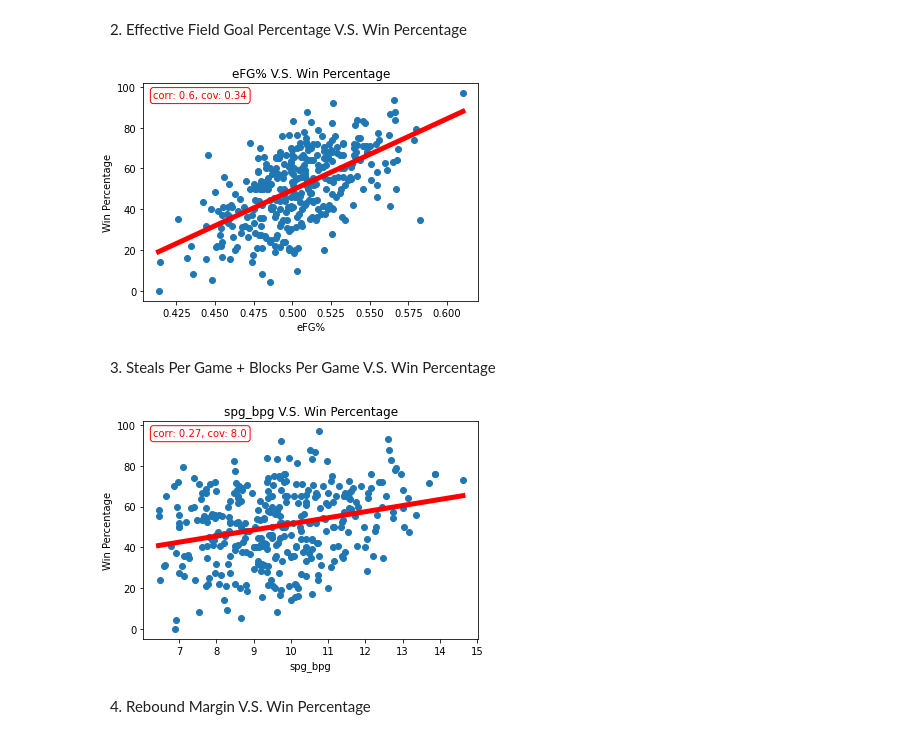
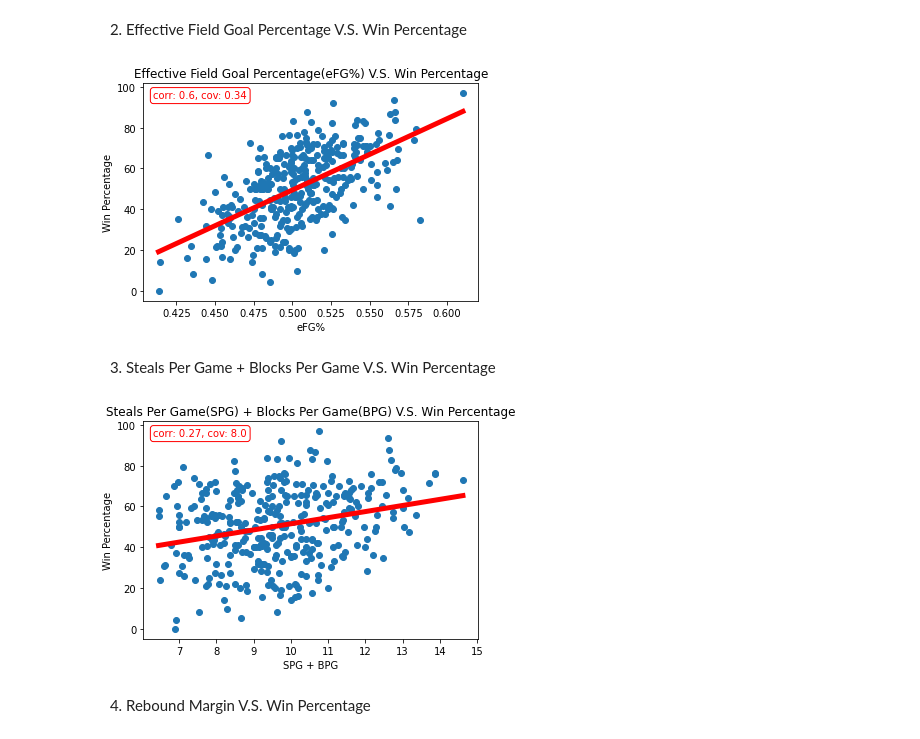
Before and after one commit to NCAA-Basketball-Predictor/Predictor, a Jupyter notebook: EDA.ipynb, the cells around one changed output. Cells and saved outputs as stored; diff of their text form; code cells hidden in the pictures.

```diff
--- a/EDA.ipynb
+++ b/EDA.ipynb
@@ -122,34 +122,34 @@ plt.annotate("corr: {}, cov: {}".format(correlation,covarient), xy=(0.17, 0.93),
 plt.plot([min(efg), max(efg)], [m * min(efg) + b, m * max(efg) + b], c="r",lw=5)
 plt.ylabel("Win Percentage")
 plt.xlabel("eFG%")
-plt.title("eFG% V.S. Win Percentage")
+plt.title("Effective Field Goal Percentage(eFG%) V.S. Win Percentage")
 plt.show()
 # %% [output]
-[figure, old version]
+[figure, new version]
 # %% [markdown]
 3. Steals Per Game + Blocks Per Game V.S. Win Percentage
 # %%
 importlib.reload(utils)
 importlib.reload(plot_utils)
 import scipy.stats as stats
 import numpy as np
 spg_bpg = ncaa_stats.get_column("SPG+BPG")
 win_percentage = ncaa_stats.get_column("Win Percentage")
 plt.figure()
 m,b = plot_utils.compute_slope_intercept(spg_bpg,win_percentage)
 plt.scatter(spg_bpg,win_percentage)
 covarient = plot_utils.find_covarient(spg_bpg,win_percentage)
 x_standard_deviation = plot_utils.find_standard_deviation(spg_bpg)
 y_standard_deviation = plot_utils.find_standard_deviation(win_percentage)
 correlation = plot_utils.find_correlation(x_standard_deviation,y_standard_deviation,covarient)
 plt.annotate("corr: {}, cov: {}".format(correlation,covarient), xy=(0.17, 0.93), xycoords="axes fraction", horizontalalignment="center", color="red",bbox=dict(boxstyle="round", fc="1", color="r"))
 plt.plot([min(spg_bpg), max(spg_bpg)], [m * min(spg_bpg) + b, m * max(spg_bpg) + b], c="r",lw=5)
 plt.ylabel("Win Percentage")
-plt.xlabel("spg_bpg")
-plt.title("spg_bpg V.S. Win Percentage")
+plt.xlabel("SPG + BPG")
+plt.title("Steals Per Game(SPG) + Blocks Per Game(BPG) V.S. Win Percentage")
 plt.show()
 # %% [output]
-[figure, old version]
+[figure, new version]
 # %% [markdown]
 4. Rebound Margin V.S. Win Percentage
 # %%
```
Also changed, not shown: parts of 1 cell of this notebook.
